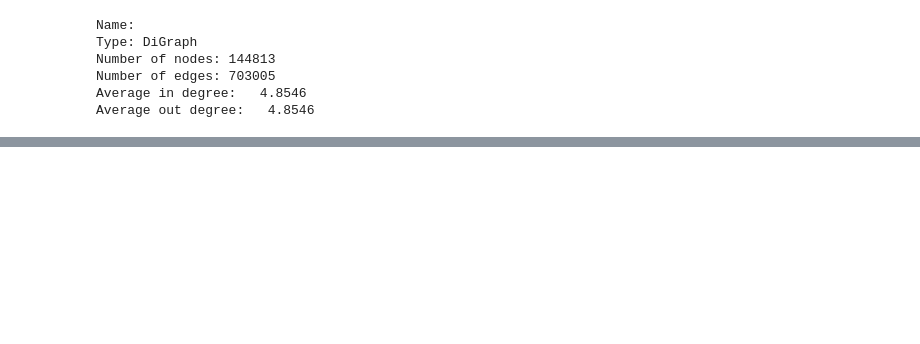
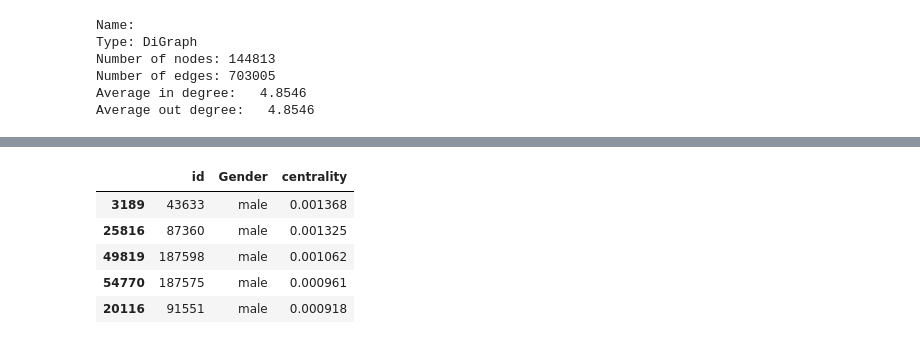
Before and after one commit to therobinkay/gender_bias_2021, a Jupyter notebook: Journal_Analysis_1_(GitHub).ipynb, the cells around one changed output, grey strips where cells are left out. Cells and saved outputs as stored; diff of their text form; code cells hidden in the pictures; blank space fills up the shorter version.

```diff
--- a/Journal_Analysis_1_(GitHub).ipynb
+++ b/Journal_Analysis_1_(GitHub).ipynb
@@ -296,8 +308,20 @@ Average out degree:   4.8546
 # %%
 # assign PageRank centrality to each paper
 pr = nx.pagerank(C)
 
 # create a centrality dataframe
 prs = pd.DataFrame()
 prs['doi'] = pr.keys()
 prs['centrality'] = pr.values()
+
+# merge and create a dataframe: id, gender, PageRank centrality
+prs = prs.merge(nodedata, left_on='doi', right_on='Label', how='left').drop(['doi', 'Label'], axis=1)
+prs = prs[['id', 'Gender', 'centrality']].sort_values('centrality', ascending=False)
+prs.head()
+# %% [output]
+|  | id | Gender | centrality |
+| 3189 | 43633 | male | 0.001368 |
+| 25816 | 87360 | male | 0.001325 |
+| 49819 | 187598 | male | 0.001062 |
+| 54770 | 187575 | male | 0.000961 |
+| 20116 | 91551 | male | 0.000918 |
```
Also changed, not shown: parts of 5 cells of this notebook.
